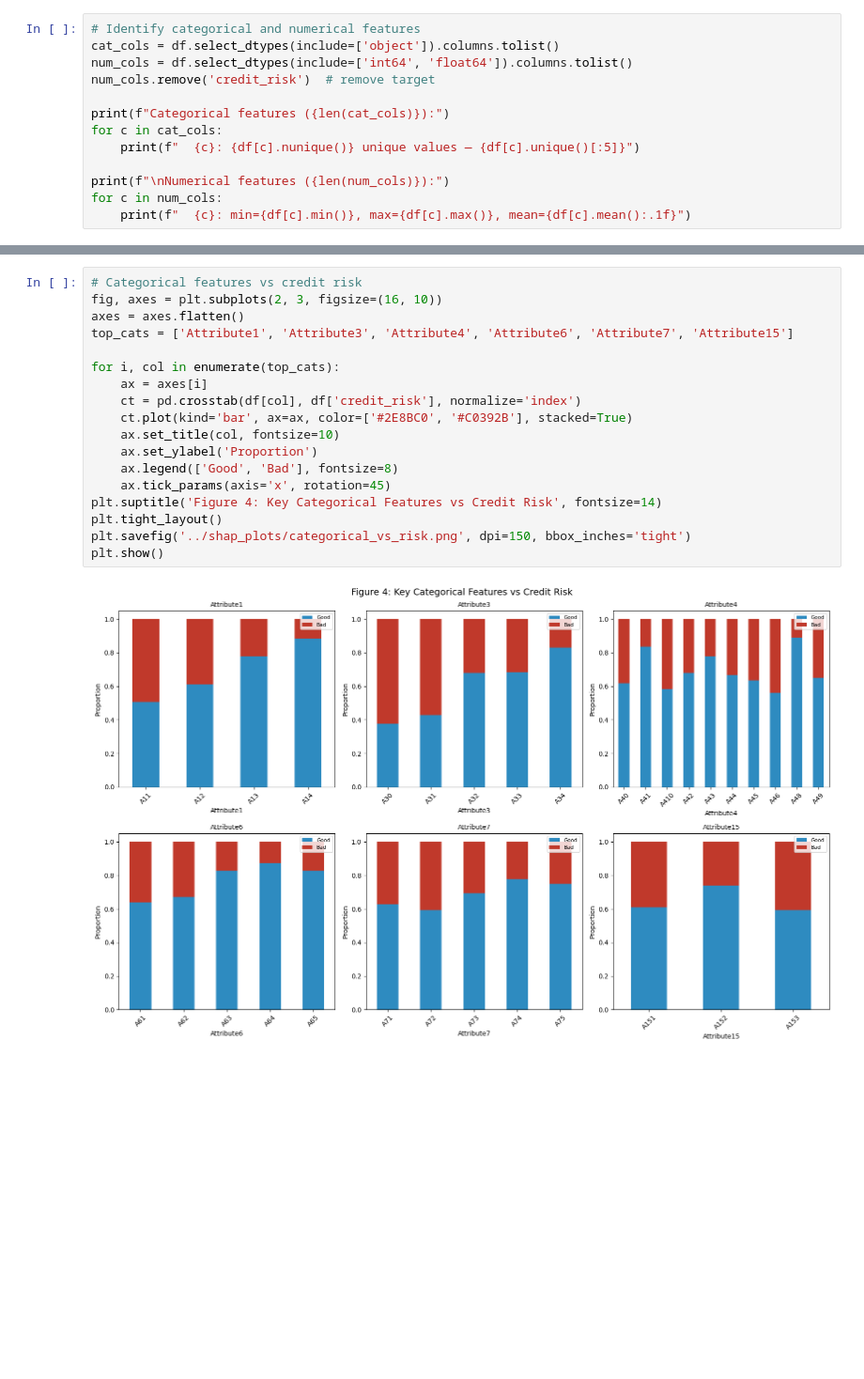
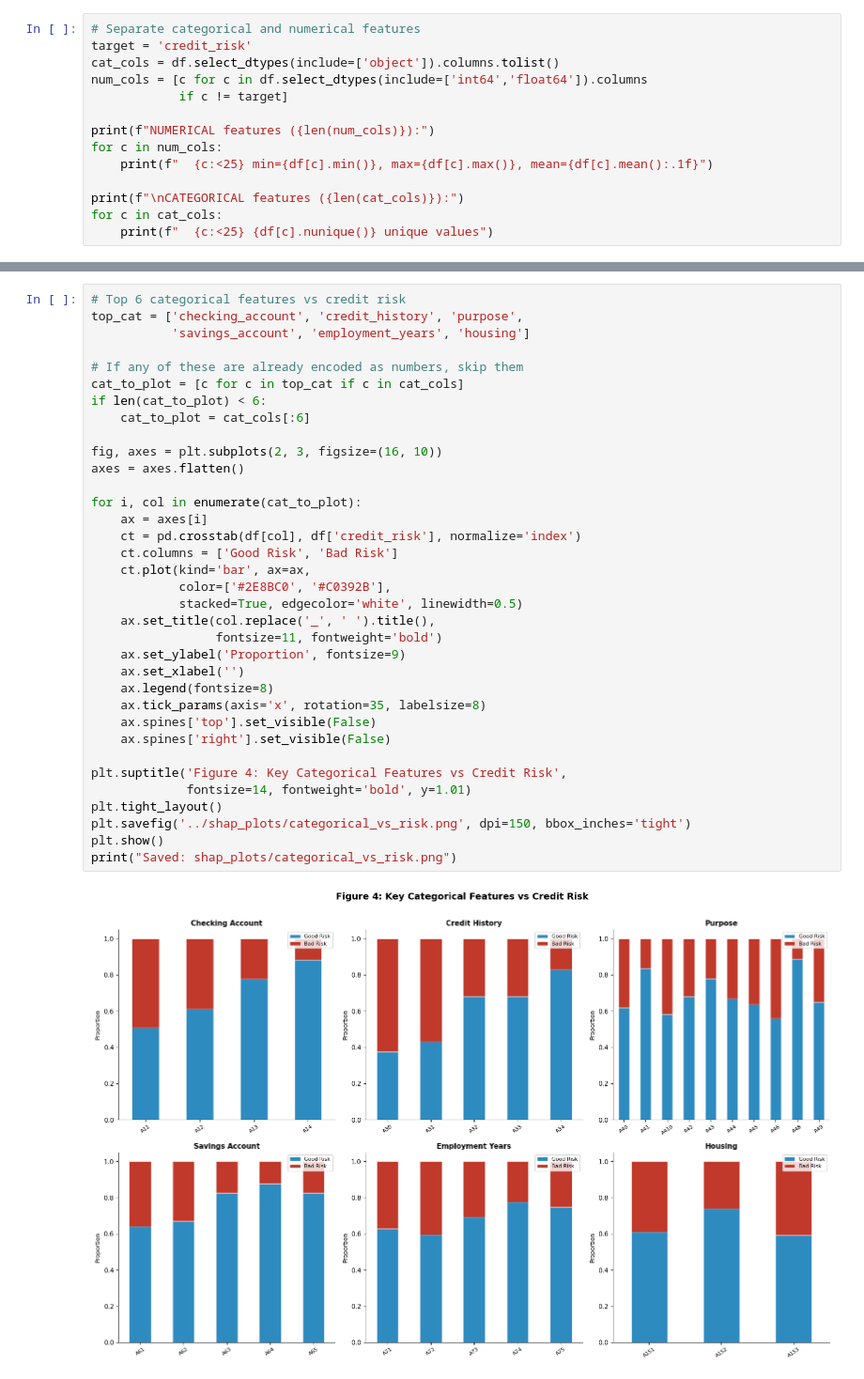
Before and after one commit to Chaitanyalalam17/credit-risk-shap, a Jupyter notebook: notebooks/week4_EDA.ipynb, the cells around one changed output, grey strips where cells are left out. Shown at 94% size. Cells and saved outputs as stored; diff of their text form; blank space fills up the shorter version.

```diff
--- a/notebooks/week4_EDA.ipynb
+++ b/notebooks/week4_EDA.ipynb
@@ -63,14 +62,15 @@ Saved to shap_plots/class_distribution.png
 # %%
-# Identify categorical and numerical features
+# Separate categorical and numerical features
+target = 'credit_risk'
 cat_cols = df.select_dtypes(include=['object']).columns.tolist()
-num_cols = df.select_dtypes(include=['int64', 'float64']).columns.tolist()
-num_cols.remove('credit_risk')  # remove target
+num_cols = [c for c in df.select_dtypes(include=['int64','float64']).columns
+            if c != target]
 
-print(f"Categorical features ({len(cat_cols)}):")
+print(f"NUMERICAL features ({len(num_cols)}):")
+for c in num_cols:
+    print(f"  {c:<25} min={df[c].min()}, max={df[c].max()}, mean={df[c].mean():.1f}")
+
+print(f"\nCATEGORICAL features ({len(cat_cols)}):")
 for c in cat_cols:
-    print(f"  {c}: {df[c].nunique()} unique values — {df[c].unique()[:5]}")
-
-print(f"\nNumerical features ({len(num_cols)}):")
-for c in num_cols:
-    print(f"  {c}: min={df[c].min()}, max={df[c].max()}, mean={df[c].mean():.1f}")
+    print(f"  {c:<25} {df[c].nunique()} unique values")
 # %% [output]
@@ -125,20 +158,37 @@ plt.show()
 # %%
-# Categorical features vs credit risk
+# Top 6 categorical features vs credit risk
+top_cat = ['checking_account', 'credit_history', 'purpose',
+           'savings_account', 'employment_years', 'housing']
+
+# If any of these are already encoded as numbers, skip them
+cat_to_plot = [c for c in top_cat if c in cat_cols]
+if len(cat_to_plot) < 6:
+    cat_to_plot = cat_cols[:6]
+
 fig, axes = plt.subplots(2, 3, figsize=(16, 10))
 axes = axes.flatten()
-top_cats = ['Attribute1', 'Attribute3', 'Attribute4', 'Attribute6', 'Attribute7', 'Attribute15']
 
-for i, col in enumerate(top_cats):
+for i, col in enumerate(cat_to_plot):
     ax = axes[i]
     ct = pd.crosstab(df[col], df['credit_risk'], normalize='index')
-    ct.plot(kind='bar', ax=ax, color=['#2E8BC0', '#C0392B'], stacked=True)
-    ax.set_title(col, fontsize=10)
-    ax.set_ylabel('Proportion')
-    ax.legend(['Good', 'Bad'], fontsize=8)
-    ax.tick_params(axis='x', rotation=45)
-plt.suptitle('Figure 4: Key Categorical Features vs Credit Risk', fontsize=14)
+    ct.columns = ['Good Risk', 'Bad Risk']
+    ct.plot(kind='bar', ax=ax,
+            color=['#2E8BC0', '#C0392B'],
+            stacked=True, edgecolor='white', linewidth=0.5)
+    ax.set_title(col.replace('_', ' ').title(),
+                 fontsize=11, fontweight='bold')
+    ax.set_ylabel('Proportion', fontsize=9)
+    ax.set_xlabel('')
+    ax.legend(fontsize=8)
+    ax.tick_params(axis='x', rotation=35, labelsize=8)
+    ax.spines['top'].set_visible(False)
+    ax.spines['right'].set_visible(False)
+
+plt.suptitle('Figure 4: Key Categorical Features vs Credit Risk',
+             fontsize=14, fontweight='bold', y=1.01)
 plt.tight_layout()
 plt.savefig('../shap_plots/categorical_vs_risk.png', dpi=150, bbox_inches='tight')
 plt.show()
+print("Saved: shap_plots/categorical_vs_risk.png")
 # %% [output]
-[figure, old version]
+[figure, new version]
```
Also changed, not shown: parts of 7 cells of this notebook, 18 other files.
